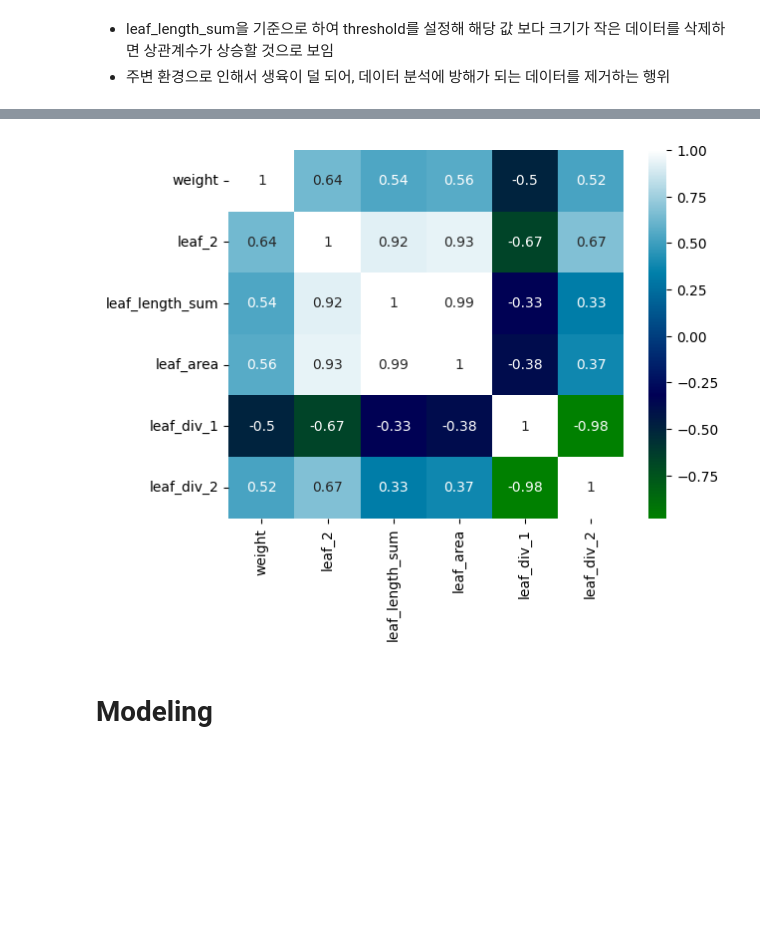
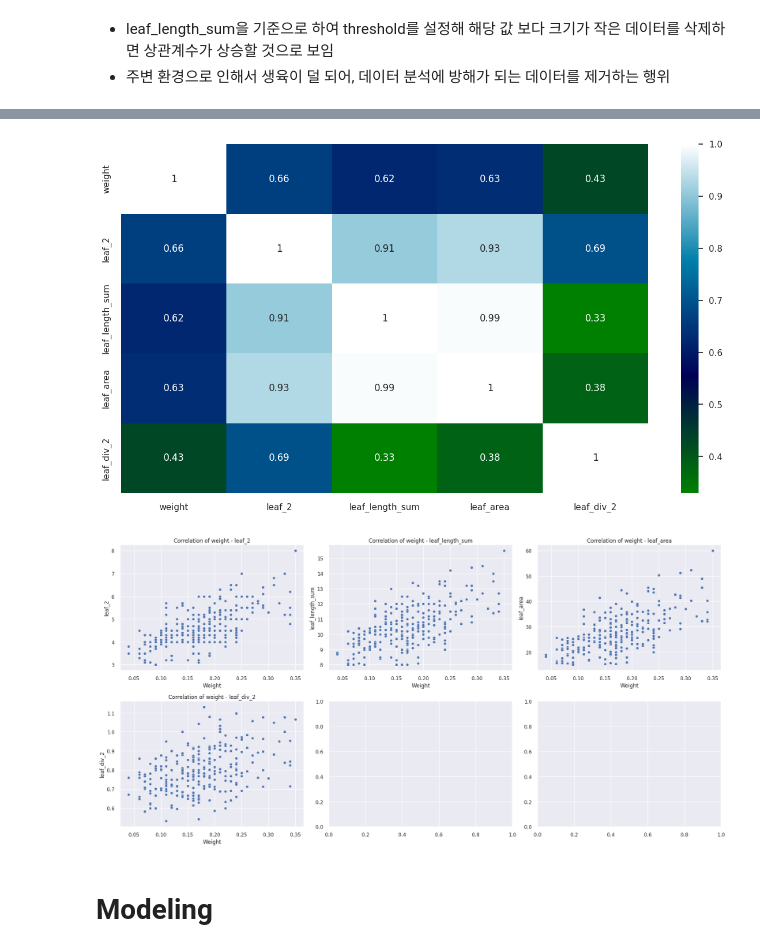
Before and after one commit to LEEINSEO-0118/Seed_Weight_Predict, a Jupyter notebook: seed_weight_EDA.ipynb, the cells around one changed output, grey strips where cells are left out. Drawn from its saved outputs; the diff is of its cells as text; code cells hidden in the pictures; blank space fills up the shorter version.

```diff
--- a/seed_weight_EDA.ipynb
+++ b/seed_weight_EDA.ipynb
@@ -182,5 +215,5 @@ plt.show()
 ## correlation heatmap
 # %%
 sns.heatmap(data_num.corr(), annot = True, cmap = 'ocean')
-plt.show()
+sns.set_theme(rc={'figure.figsize':(8,8)})
 # %% [output]
@@ -246,17 +330,19 @@ plt.show()
 # %%
-#### 상관관계가 약한 피쳐 제거
-data_filtered = data_filtered.drop(['leaf_1'], axis = 1)
+# #### 상관관계가 약한 피쳐 제거
+# data_filtered = data_filtered.drop(['leaf_1'], axis = 1)
 
-#### 다중공선성 제거
+# #### 다중공선성 제거
 # data_filtered = data_filtered.drop(['leaf_div_1'], axis = 1)
-# data_filtered = data_filtered.drop(['leaf_area'], axis = 1)
-# data_filtered = data_filtered.drop(['leaf_2'], axis = 1)
+# # data_filtered = data_filtered.drop(['leaf_area'], axis = 1)
+# # data_filtered = data_filtered.drop(['leaf_div_2'], axis = 1)
 
 
-sns.heatmap(data_filtered.corr(), annot = True, cmap = 'ocean')
-plt.show()
+# sns.heatmap(data_filtered.corr(), annot = True, cmap = 'ocean')
+# plt.show()
+# make_scatter(data_filtered)
 # %% [output]
-[figure, old version]
+[figure, new version]
+[figure, added]
 # %% [markdown]
 # Modeling
 # %% [markdown]
```
Also changed, not shown: parts of 60 cells of this notebook.
